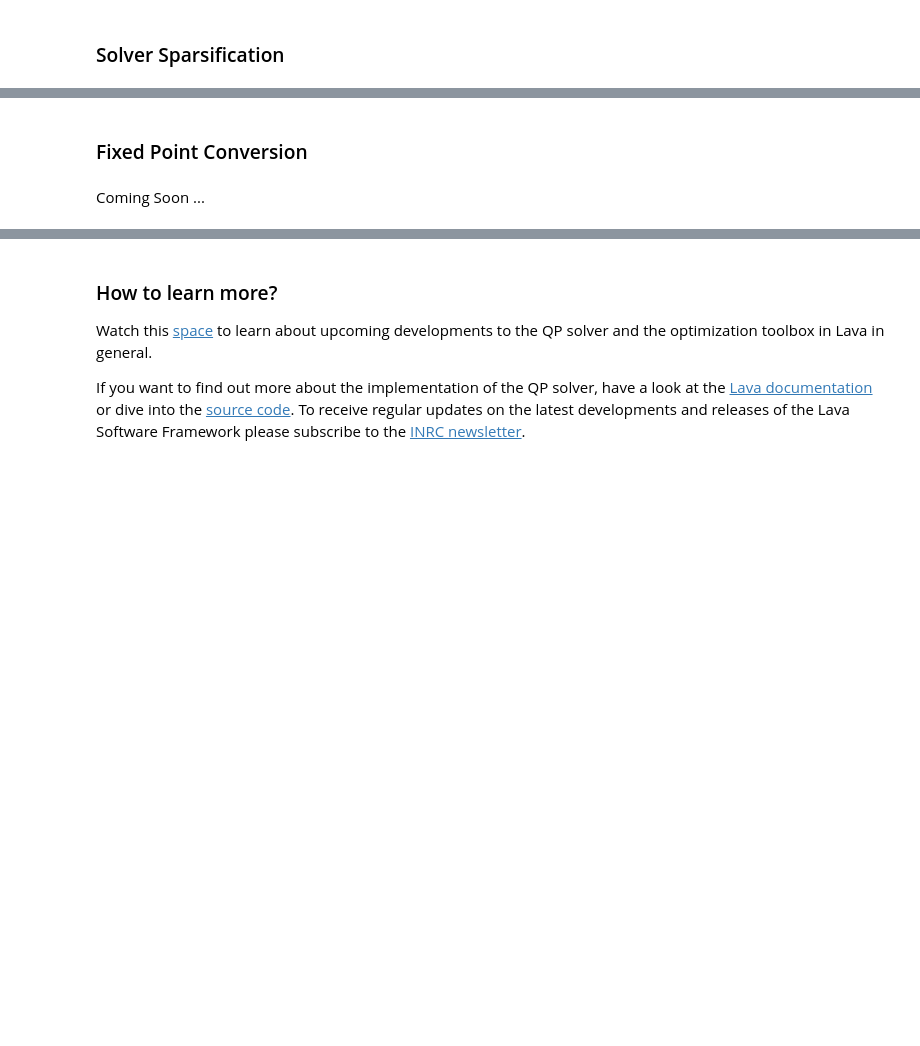
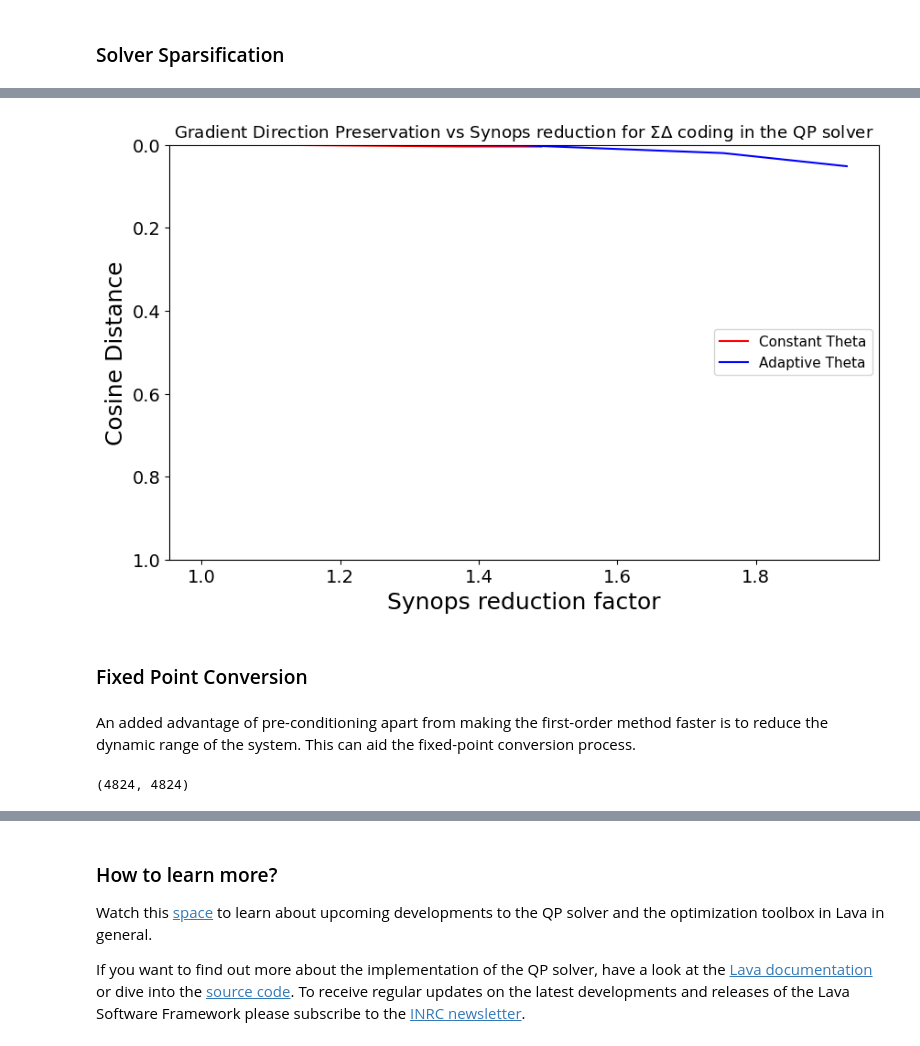
Before and after one commit to ashishrao7/lava-optimization, a Jupyter notebook: tutorials/tutorial_02_solving_QPs with PIPGeq.ipynb, the cells around one changed output, grey strips where cells are left out. Drawn from its saved outputs; the diff is of its cells as text; code cells hidden in the pictures; blank space fills up the shorter version.

```diff
--- a/tutorials/tutorial_02_solving_QPs with PIPGeq.ipynb
+++ b/tutorials/tutorial_02_solving_QPs with PIPGeq.ipynb
@@ -268,4 +528,22 @@ Solution Percentage error is 0.0013333167827229747
+# %%
+fig,ax = plt.subplots(figsize=(10, 6), dpi=100)
+plt.rcParams.update({'font.size': 11})
+plt.title("Gradient Direction Preservation vs Synops reduction for $ \Sigma \Delta $ coding in the QP solver")
+ax.plot(relative_ops_ct, grad_sim_ct, color="red", label='Constant Theta')
+ax.set_ylabel("Cosine Distance",color="black",fontsize=18)
+ax.invert_yaxis()
+ax.set_ylim(1, 0)
+ax.plot(relative_ops_at, grad_sim_at, color="blue", label='Adaptive Theta')
+ax.set_xlabel("Synops reduction factor",fontsize=18)
+ax.legend(loc="center right")
+plt.show()
+# %% [output]
+[figure, added]
 # %% [markdown]
 ### Fixed Point Conversion
-# %% [markdown]
-Coming Soon ...
+# %% [markdown]
+An added advantage of pre-conditioning apart from making the first-order method faster is to reduce the dynamic range of the system. This can aid the fixed-point conversion process.
+# %%
+Q.shape
+# %% [output]
+(4824, 4824)
```
Also changed, not shown: parts of 25 cells of this notebook, 2 other files.
